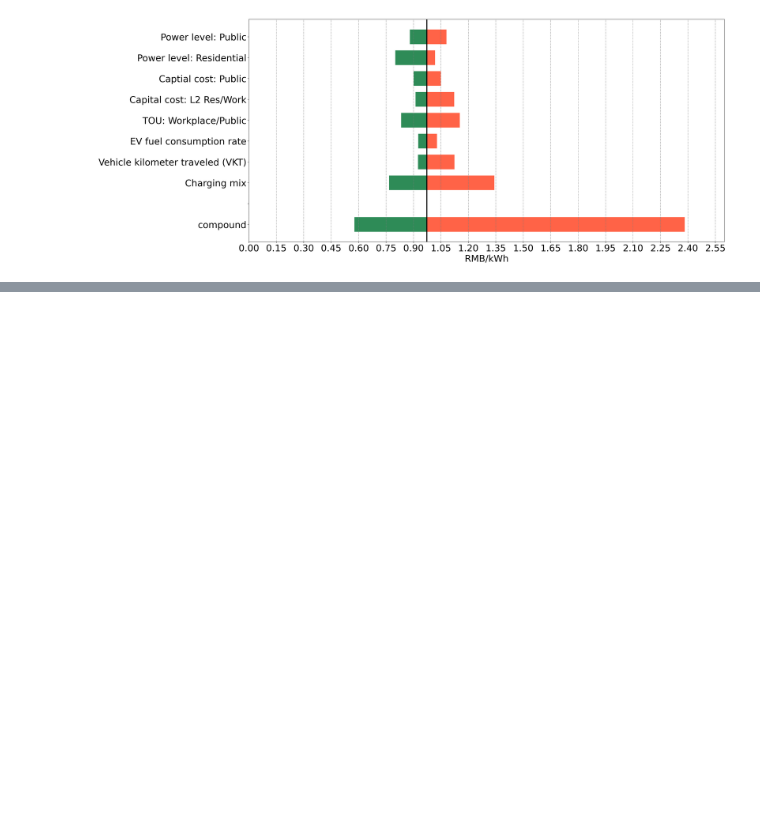
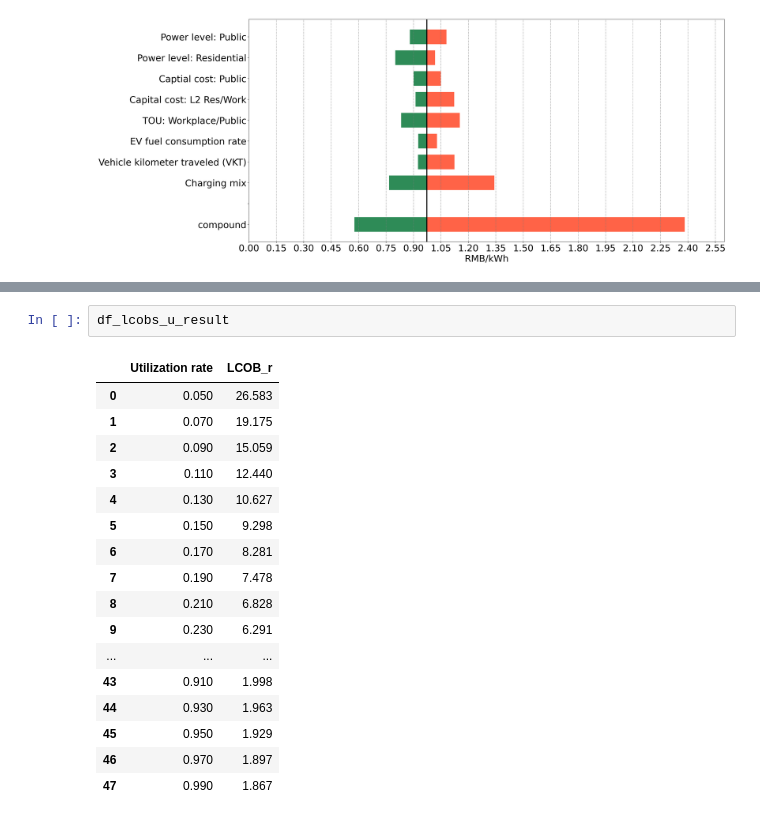
Before and after one commit to TamChonMan/LCOC-and-LCOBS-model, a Jupyter notebook: LCOC_LCOBS_analysis.ipynb, the cells around one changed output, grey strips where cells are left out. Drawn from its saved outputs; the diff is of its cells as text; blank space fills up the shorter version.

```diff
--- a/LCOC_LCOBS_analysis.ipynb
+++ b/LCOC_LCOBS_analysis.ipynb
@@ -502,0 +666,20 @@ lp.sen_lcoc_grahp(sensitivity_result)
+# %%
+df_lcobs_u_result
+# %% [output]
+|  | Utilization rate | LCOB_r |
+| 0 | 0.050 | 26.583 |
+| 1 | 0.070 | 19.175 |
+| 2 | 0.090 | 15.059 |
+| 3 | 0.110 | 12.440 |
+| 4 | 0.130 | 10.627 |
+| 5 | 0.150 | 9.298 |
+| 6 | 0.170 | 8.281 |
+| 7 | 0.190 | 7.478 |
+| 8 | 0.210 | 6.828 |
+| 9 | 0.230 | 6.291 |
+| ... | ... | ... |
+| 43 | 0.910 | 1.998 |
+| 44 | 0.930 | 1.963 |
+| 45 | 0.950 | 1.929 |
+| 46 | 0.970 | 1.897 |
+| 47 | 0.990 | 1.867 |
```
Also changed, not shown: parts of 21 cells of this notebook, 4 other files.
